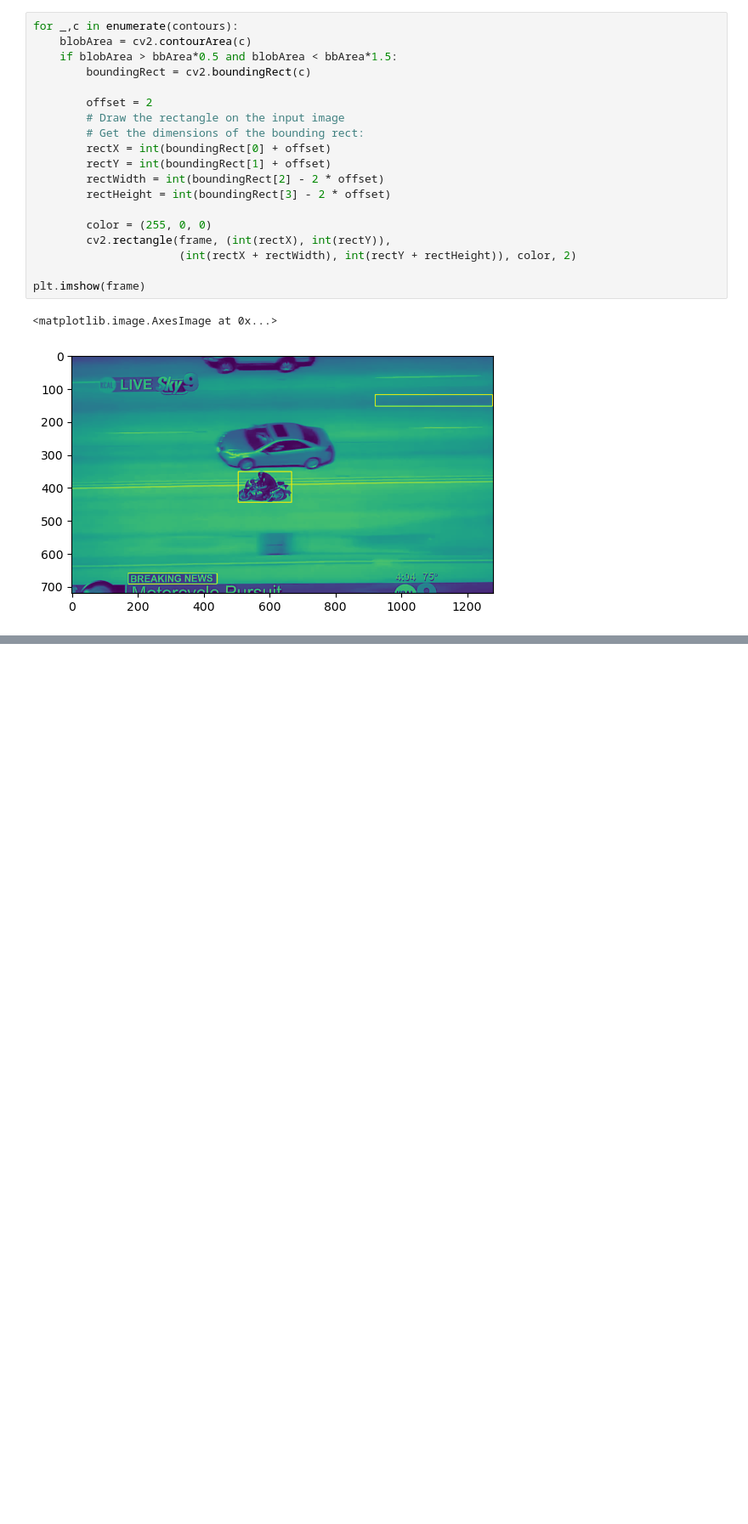
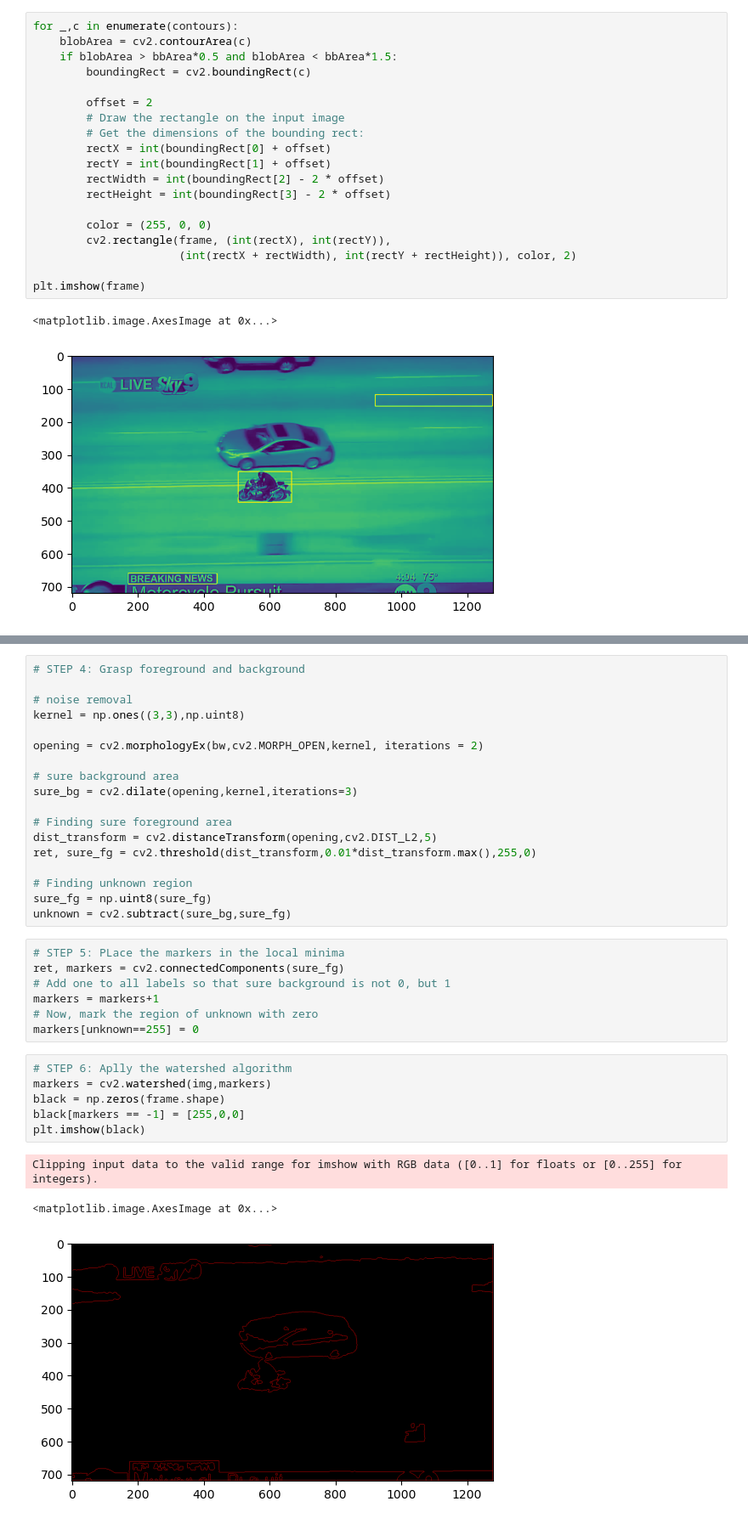
Before and after one commit to ivan-serrano-hernandez/Computer-Vision-project, a Jupyter notebook: Centroid-based Tracking.ipynb, the cells around one changed output, grey strips where cells are left out. Shown at 85% size. Saved outputs shown, nothing was run; the diff lists cells and outputs as text; blank space fills up the shorter version.

```diff
--- a/Centroid-based Tracking.ipynb
+++ b/Centroid-based Tracking.ipynb
@@ -181,0 +240,35 @@ runTracker()
+# %%
+# STEP 4: Grasp foreground and background
+
+# noise removal
+kernel = np.ones((3,3),np.uint8)
+
+opening = cv2.morphologyEx(bw,cv2.MORPH_OPEN,kernel, iterations = 2)
+
+# sure background area
+sure_bg = cv2.dilate(opening,kernel,iterations=3)
+
+# Finding sure foreground area
+dist_transform = cv2.distanceTransform(opening,cv2.DIST_L2,5)
+ret, sure_fg = cv2.threshold(dist_transform,0.01*dist_transform.max(),255,0)
+
+# Finding unknown region
+sure_fg = np.uint8(sure_fg)
+unknown = cv2.subtract(sure_bg,sure_fg)
+# %%
+# STEP 5: PLace the markers in the local minima
+ret, markers = cv2.connectedComponents(sure_fg)
+# Add one to all labels so that sure background is not 0, but 1
+markers = markers+1
+# Now, mark the region of unknown with zero
+markers[unknown==255] = 0
+# %%
+# STEP 6: Aplly the watershed algorithm
+markers = cv2.watershed(img,markers)
+black = np.zeros(frame.shape)
+black[markers == -1] = [255,0,0]
+plt.imshow(black)
+# %% [output]
+Clipping input data to the valid range for imshow with RGB data ([0..1] for floats or [0..255] for integers).
+<matplotlib.image.AxesImage at 0x...>
+[figure, added]
```
Also changed, not shown: parts of 9 cells of this notebook.
